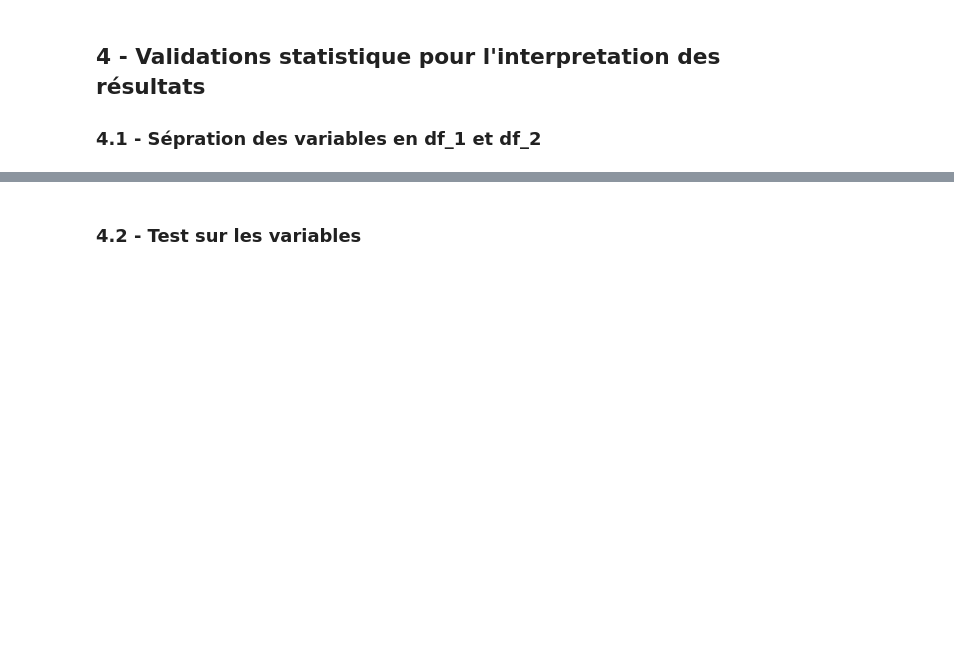
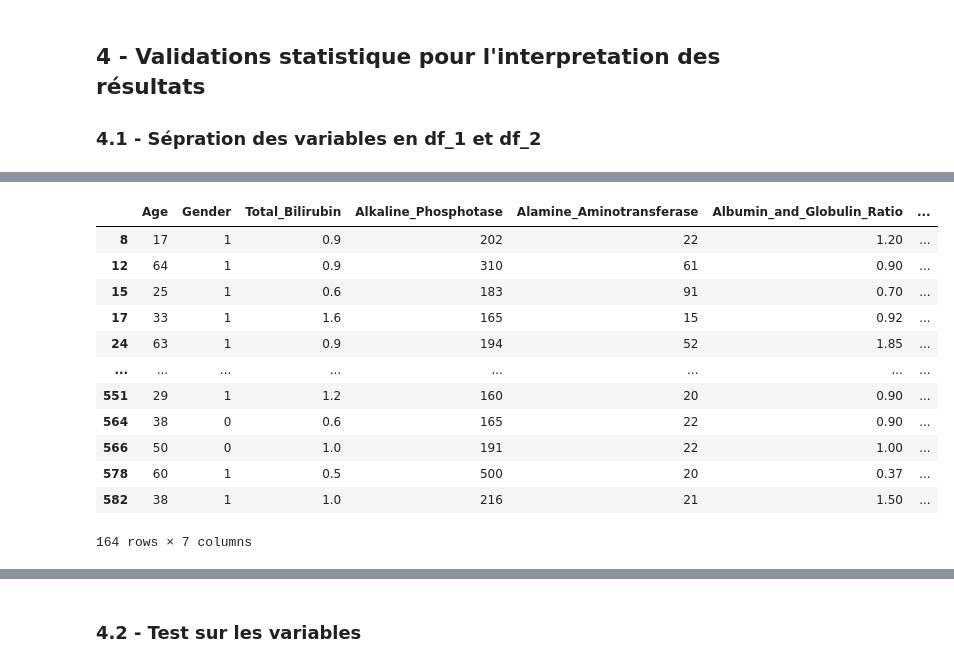
Before and after one commit to Dim2960/semiology_AI, a Jupyter notebook: foie_folder/cleaning_foie.ipynb, the cells around one changed output, grey strips where cells are left out. Drawn from its saved outputs; the diff is of its cells as text; code cells hidden in the pictures; blank space fills up the shorter version.

```diff
--- a/foie_folder/cleaning_foie.ipynb
+++ b/foie_folder/cleaning_foie.ipynb
@@ -411,0 +428,16 @@ df_2 = df_cleaned[df_cleaned['Dataset'] == 2]
+# %%
+df_2
+# %% [output]
+|  | Age | Gender | Total_Bilirubin | Alkaline_Phosphotase | Alamine_Aminotransferase | Albumin_and_Globulin_Ratio | ... |
+| 8 | 17 | 1 | 0.9 | 202 | 22 | 1.20 | ... |
+| 12 | 64 | 1 | 0.9 | 310 | 61 | 0.90 | ... |
+| 15 | 25 | 1 | 0.6 | 183 | 91 | 0.70 | ... |
+| 17 | 33 | 1 | 1.6 | 165 | 15 | 0.92 | ... |
+| 24 | 63 | 1 | 0.9 | 194 | 52 | 1.85 | ... |
+| ... | ... | ... | ... | ... | ... | ... | ... |
+| 551 | 29 | 1 | 1.2 | 160 | 20 | 0.90 | ... |
+| 564 | 38 | 0 | 0.6 | 165 | 22 | 0.90 | ... |
+| 566 | 50 | 0 | 1.0 | 191 | 22 | 1.00 | ... |
+| 578 | 60 | 1 | 0.5 | 500 | 20 | 0.37 | ... |
+| 582 | 38 | 1 | 1.0 | 216 | 21 | 1.50 | ... |
+164 rows × 7 columns
```
Also changed, not shown: parts of 7 cells of this notebook.
